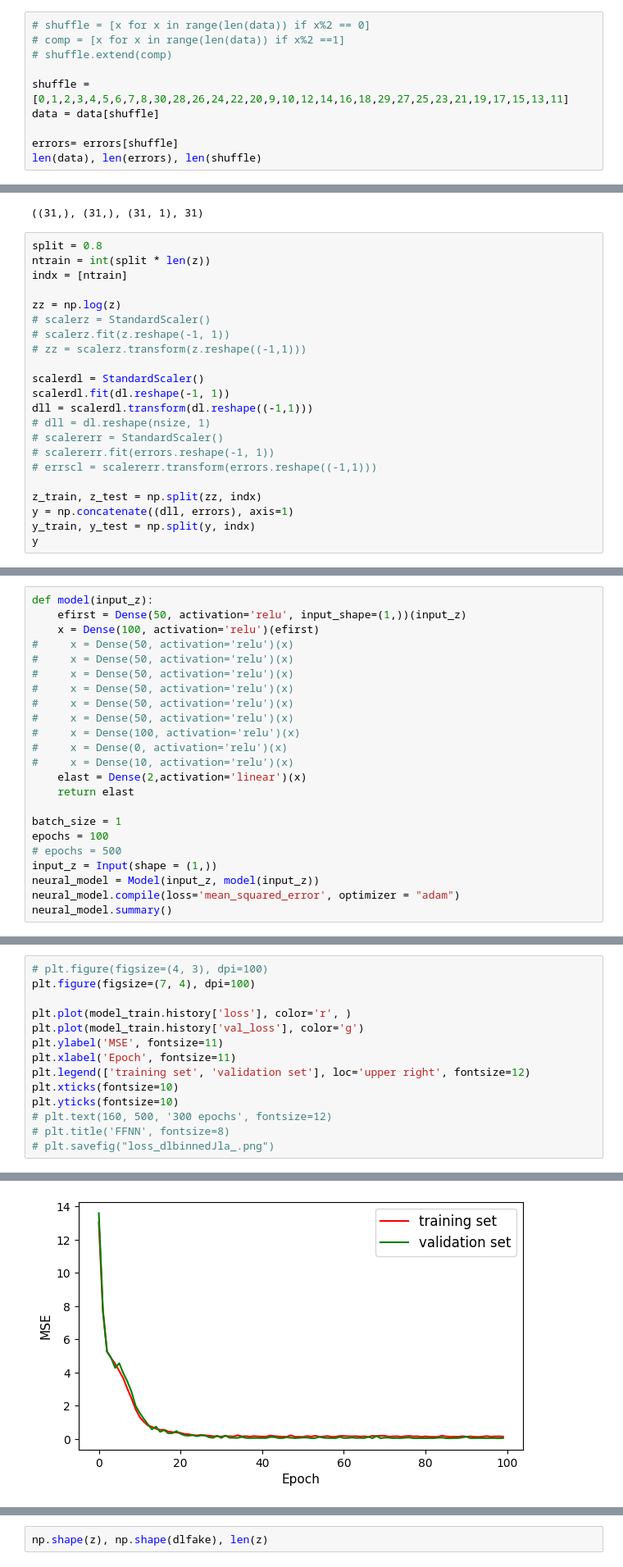
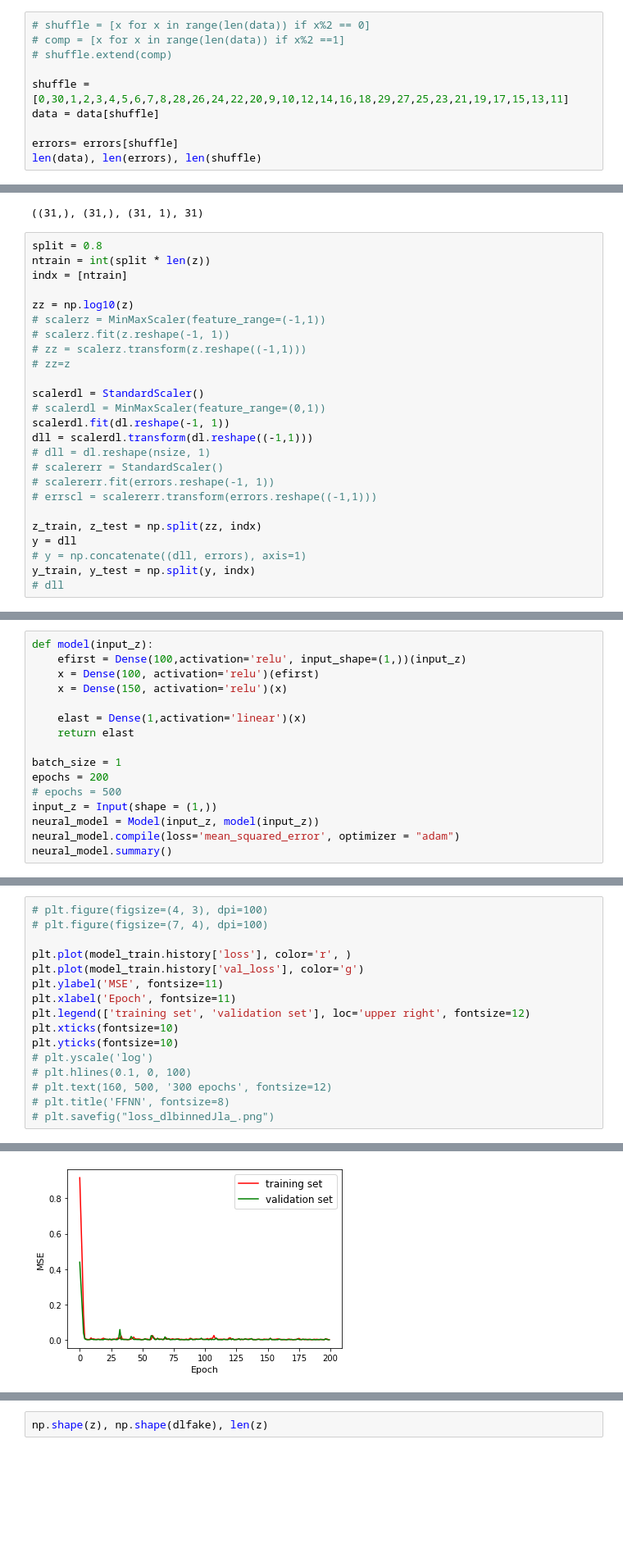
Before and after one commit to igomezv/neuralCosmoReconstruction, a Jupyter notebook: notebooks/binned_JLA_FFNN-v2.ipynb, the cells around one changed output, grey strips where cells are left out. Shown at 82% size. Cells and saved outputs as stored; diff of their text form; blank space fills up the shorter version.

```diff
--- a/notebooks/binned_JLA_FFNN-v2.ipynb
+++ b/notebooks/binned_JLA_FFNN-v2.ipynb
@@ -42,7 +42,7 @@ len(data), len(errors)
 # comp = [x for x in range(len(data)) if x%2 ==1]
 # shuffle.extend(comp)
 
-shuffle = [0,1,2,3,4,5,6,7,8,30,28,26,24,22,20,9,10,12,14,16,18,29,27,25,23,21,19,17,15,13,11]
+shuffle = [0,30,1,2,3,4,5,6,7,8,28,26,24,22,20,9,10,12,14,16,18,29,27,25,23,21,19,17,15,13,11]
 data = data[shuffle]
 
 errors= errors[shuffle]
@@ -60,12 +60,14 @@ split = 0.8
 ntrain = int(split * len(z))
 indx = [ntrain]
 
-zz = np.log(z)
-# scalerz = StandardScaler()
+zz = np.log10(z)
+# scalerz = MinMaxScaler(feature_range=(-1,1))
 # scalerz.fit(z.reshape(-1, 1))
 # zz = scalerz.transform(z.reshape((-1,1)))
+# zz=z
 
 scalerdl = StandardScaler()
+# scalerdl = MinMaxScaler(feature_range=(0,1))
 scalerdl.fit(dl.reshape(-1, 1))
 dll = scalerdl.transform(dl.reshape((-1,1)))
 # dll = dl.reshape(nsize, 1)
@@ -74,6 +76,7 @@ dll = scalerdl.transform(dl.reshape((-1,1)))
 # errscl = scalererr.transform(errors.reshape((-1,1)))
 
 z_train, z_test = np.split(zz, indx)
-y = np.concatenate((dll, errors), axis=1)
+y = dll
+# y = np.concatenate((dll, errors), axis=1)
 y_train, y_test = np.split(y, indx)
-y
+# dll
@@ -98,21 +83,14 @@ array([[-1.67821359, -3.84986434],
 # %%
 def model(input_z):
-    efirst = Dense(50, activation='relu', input_shape=(1,))(input_z)
+    efirst = Dense(100,activation='relu', input_shape=(1,))(input_z)
     x = Dense(100, activation='relu')(efirst)
-#     x = Dense(50, activation='relu')(x)
-#     x = Dense(50, activation='relu')(x)
-#     x = Dense(50, activation='relu')(x)
-#     x = Dense(50, activation='relu')(x)
-#     x = Dense(50, activation='relu')(x)
-#     x = Dense(50, activation='relu')(x)
-#     x = Dense(100, activation='relu')(x)
-#     x = Dense(0, activation='relu')(x)
-#     x = Dense(10, activation='relu')(x)
-    elast = Dense(2,activation='linear')(x)
+    x = Dense(150, activation='relu')(x)
+
+    elast = Dense(1,activation='linear')(x)
     return elast
 
 batch_size = 1
-epochs = 100
+epochs = 200
 # epochs = 500
 input_z = Input(shape = (1,))
 neural_model = Model(input_z, model(input_z))
@@ -161,6 +141,6 @@ Epoch 100/100
 # %%
 # plt.figure(figsize=(4, 3), dpi=100)
-plt.figure(figsize=(7, 4), dpi=100)
+# plt.figure(figsize=(7, 4), dpi=100)
 
 plt.plot(model_train.history['loss'], color='r', )
 plt.plot(model_train.history['val_loss'], color='g')
@@ -169,6 +149,8 @@ plt.xlabel('Epoch', fontsize=11)
 plt.legend(['training set', 'validation set'], loc='upper right', fontsize=12)
 plt.xticks(fontsize=10)
 plt.yticks(fontsize=10)
+# plt.yscale('log')
+# plt.hlines(0.1, 0, 100)
 # plt.text(160, 500, '300 epochs', fontsize=12)
 # plt.title('FFNN', fontsize=8)
 # plt.savefig("loss_dlbinnedJla_.png")
@@ -186,5 +165,5 @@ plt.yticks(fontsize=10)
   Text(0, 0, '')])
-[figure, old version]
+[figure, new version]
 # %%
 unet = np.sqrt(np.min(model_train.history['val_loss']))
 model_train.history['loss'][-1], model_train.history['val_loss'][-1], model_train.history['val_loss'][-2]
```
Also changed, not shown: parts of 11 cells of this notebook.
